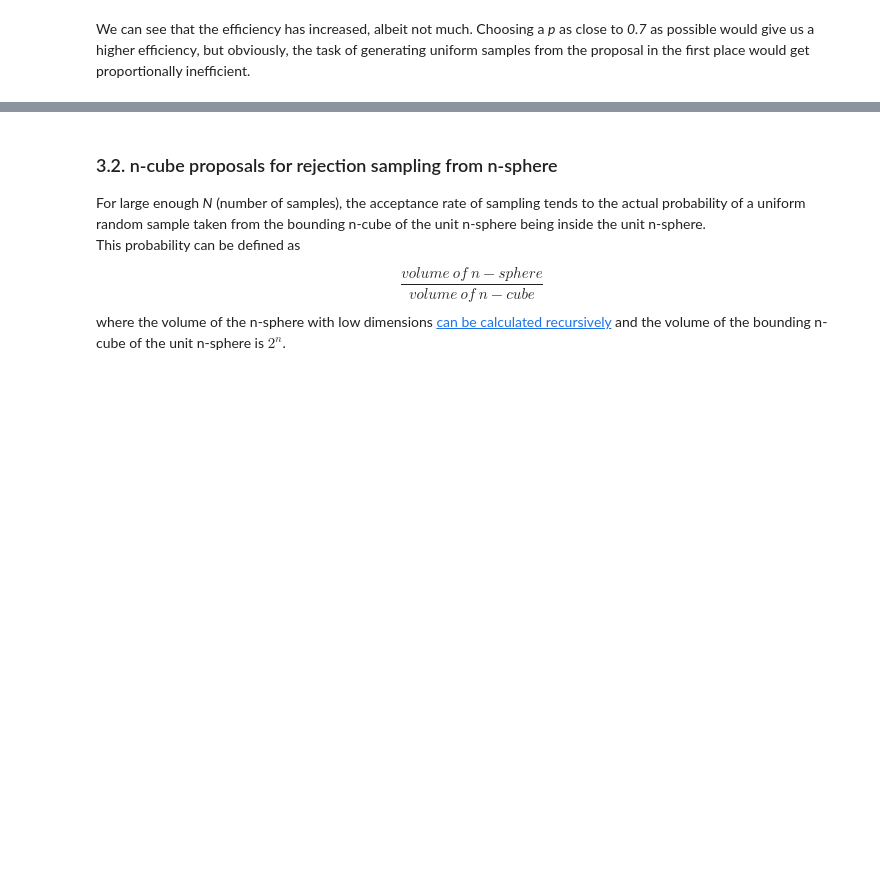
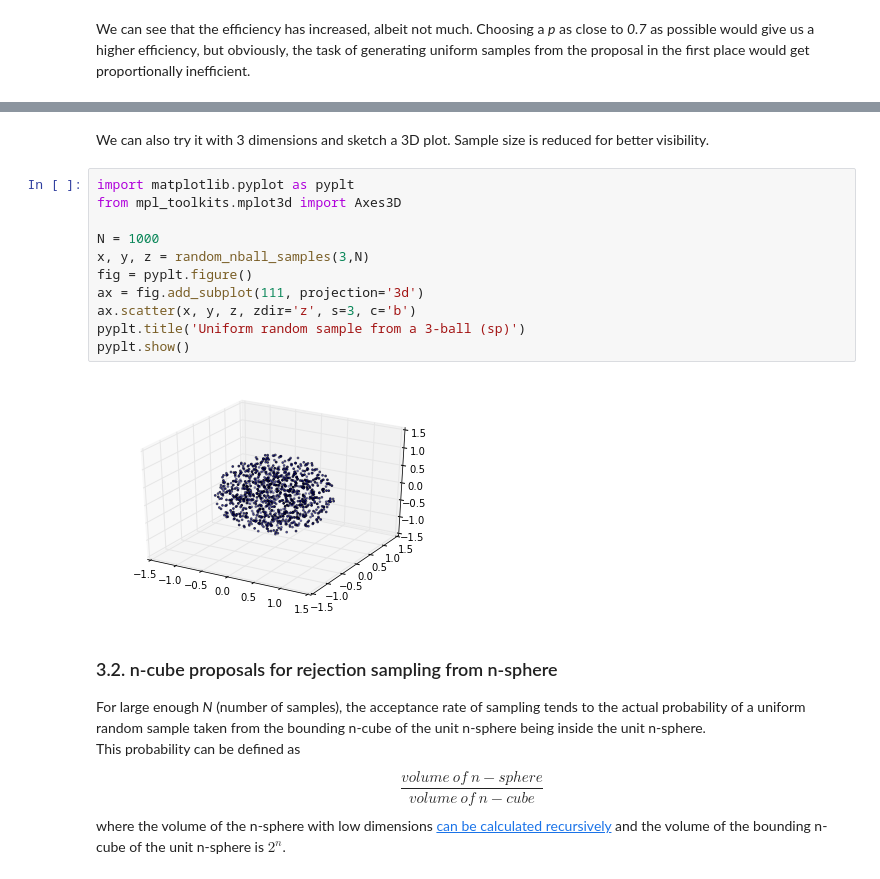
Before and after one commit to Bogazici-CMPE548-Spring2016/Cmpe548-Assignment1, a Jupyter notebook: assignment1.ipynb, the cells around one changed output, grey strips where cells are left out. Cells and saved outputs as stored; diff of their text form; blank space fills up the shorter version.

```diff
--- a/assignment1.ipynb
+++ b/assignment1.ipynb
@@ -151,3 +141,18 @@ print(t1)
+# %% [markdown]
+We can also try it with 3 dimensions and sketch a 3D plot. Sample size is reduced for better visibility.
+# %%
+import matplotlib.pyplot as pyplt
+from mpl_toolkits.mplot3d import Axes3D
+
+N = 1000
+x, y, z = random_nball_samples(3,N)
+fig = pyplt.figure()
+ax = fig.add_subplot(111, projection='3d')
+ax.scatter(x, y, z, zdir='z', s=3, c='b')
+pyplt.title('Uniform random sample from a 3-ball (sp)')
+pyplt.show()
+# %% [output]
+[figure, added]
 # %% [markdown]
 ### 3.2. n-cube proposals for rejection sampling from n-sphere
 
```
Also changed, not shown: parts of 11 cells of this notebook.
